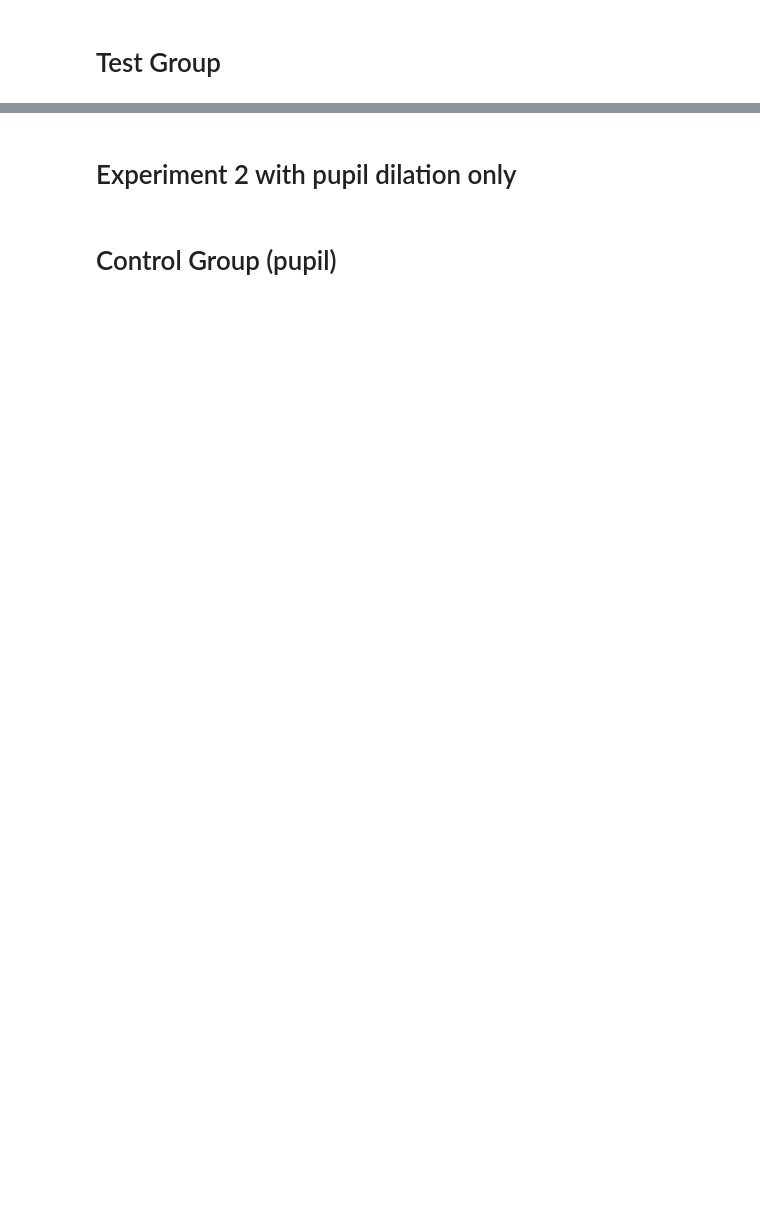
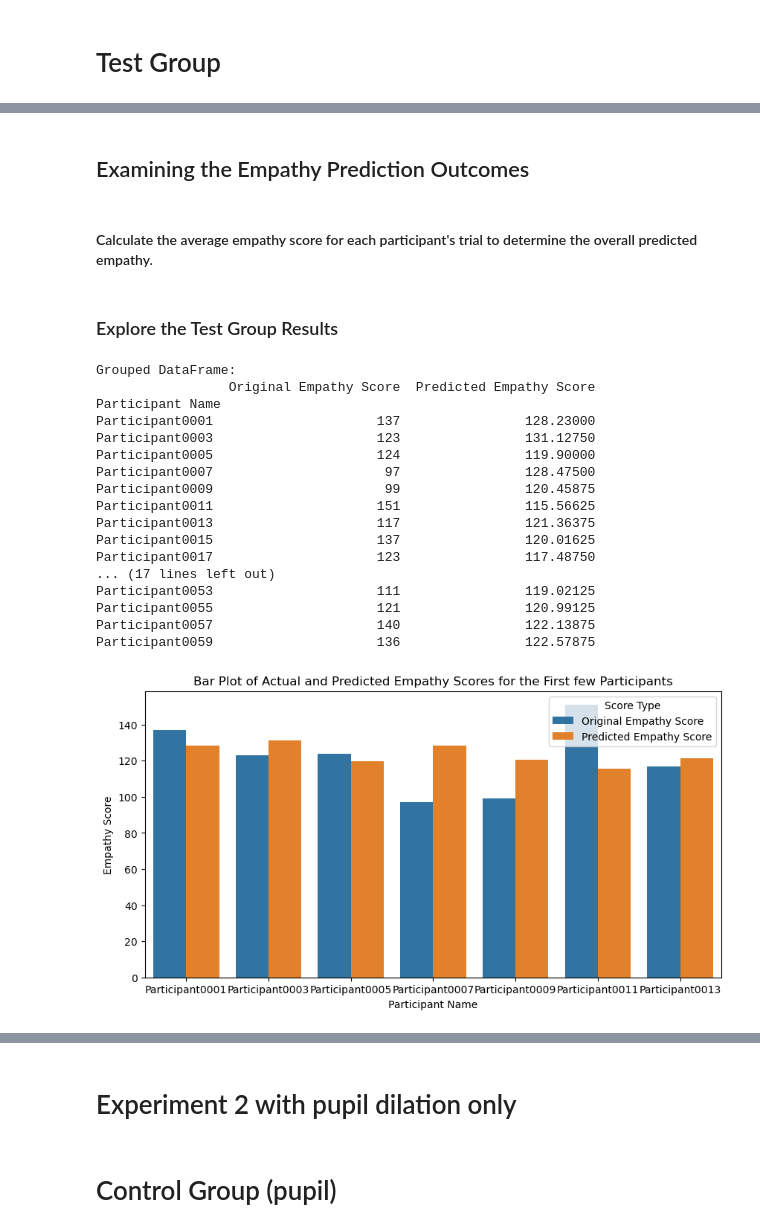
Before and after one commit to ahmedriaz4243/Empathy-Focused-Recruitment-Eye-Tracking, a Jupyter notebook: EyeT4Empathy-Dataset-analysis.ipynb, the cells around one changed output, grey strips where cells are left out. Drawn from its saved outputs; the diff is of its cells as text; code cells hidden in the pictures; blank space fills up the shorter version.

Commit message:
Pipeline display on Jupyter Notebook
some illustrative examples, data exploration and results on Jupyter Notebook

```diff
--- a/EyeT4Empathy-Dataset-analysis.ipynb
+++ b/EyeT4Empathy-Dataset-analysis.ipynb
@@ -570,0 +513,27 @@ Participant0060                      80                  78.4300
+# %% [markdown]
+## Examining the Empathy Prediction Outcomes
+# %% [markdown]
+#### Calculate the average empathy score for each participant's trial to determine the overall predicted empathy.
+# %% [markdown]
+### Explore the Test Group Results
+# %%
+display_final_empathy_score(results_test)
+# %% [output]
+Grouped DataFrame:
+                 Original Empathy Score  Predicted Empathy Score
+Participant Name
+Participant0001                     137                128.23000
+Participant0003                     123                131.12750
+Participant0005                     124                119.90000
+Participant0007                      97                128.47500
+Participant0009                      99                120.45875
+Participant0011                     151                115.56625
+Participant0013                     117                121.36375
+Participant0015                     137                120.01625
+Participant0017                     123                117.48750
+... (17 lines left out)
+Participant0053                     111                119.02125
+Participant0055                     121                120.99125
+Participant0057                     140                122.13875
+Participant0059                     136                122.57875
+[figure, added]
```
Also changed, not shown: parts of 82 cells of this notebook.
